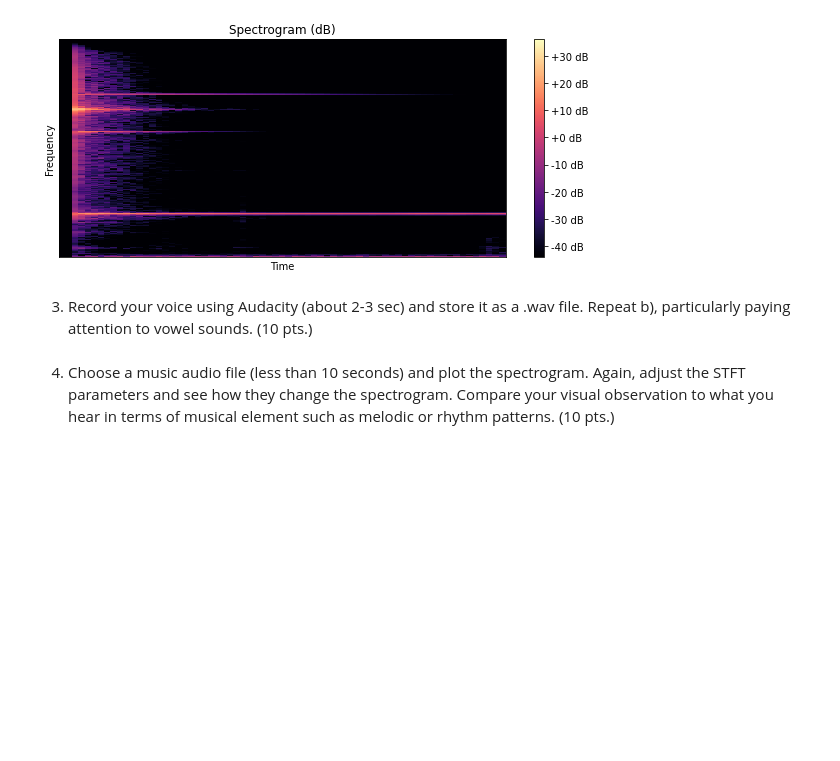
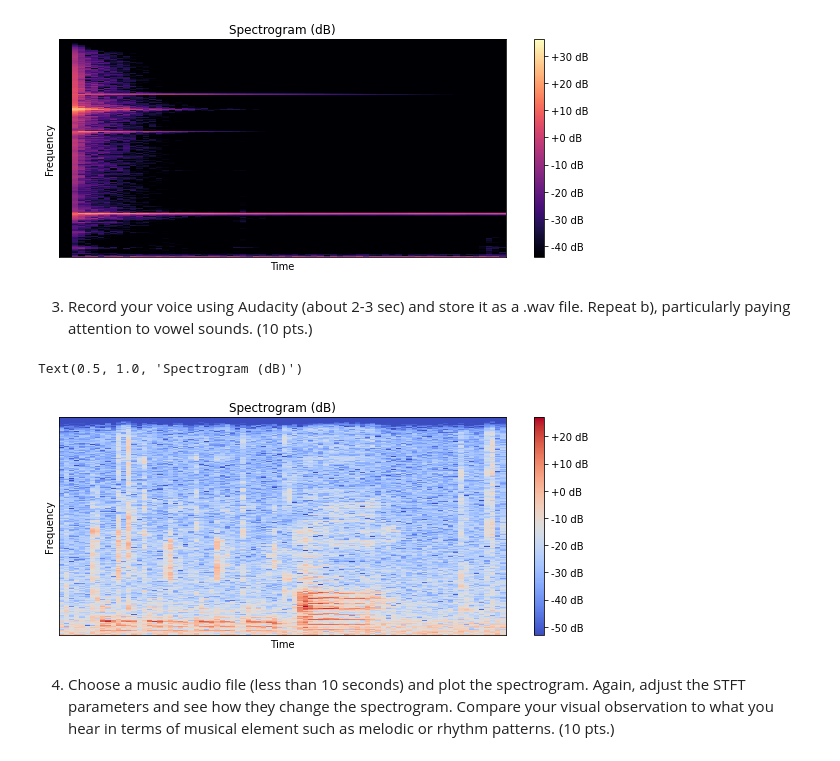
Before and after one commit to YoonjinXD/2022S_gct535, a Jupyter notebook: hw1/hw1.ipynb, the cells around one changed output. Saved outputs shown, nothing was run; the diff lists cells and outputs as text; code cells hidden in the pictures; blank space fills up the shorter version.

```diff
--- a/hw1/hw1.ipynb
+++ b/hw1/hw1.ipynb
@@ -177,3 +188,23 @@ Text(0.5, 1.0, 'Spectrogram (dB)')
+# %%
+sr = 16000
+x = librosa.load('./도리도리.wav', sr=sr)[0]
+
+window_size = 1024
+window = np.hanning(window_size)
+y = stft(x, window, hop_size=512, fft_size=1024)
+
+magnitude = np.abs(y)
+log_spectrogram = librosa.amplitude_to_db(magnitude)
+
+plt.figure(figsize=(10,4))
+librosa.display.specshow(log_spectrogram, sr=16000, hop_length=512)
+plt.xlabel("Time")
+plt.ylabel("Frequency")
+plt.colorbar(format='%+2.0f dB')
+plt.title("Spectrogram (dB)")
+# %% [output]
+Text(0.5, 1.0, 'Spectrogram (dB)')
+[figure, added]
 # %% [markdown]
 4. Choose a music audio file (less than 10 seconds) and plot the spectrogram. Again, adjust the STFT parameters and see how they change the spectrogram. Compare your visual observation to what you hear in terms of musical element such as melodic or rhythm patterns. (10 pts.)
 # %%
```
Also changed, not shown: parts of 2 cells of this notebook, 9 other files.
